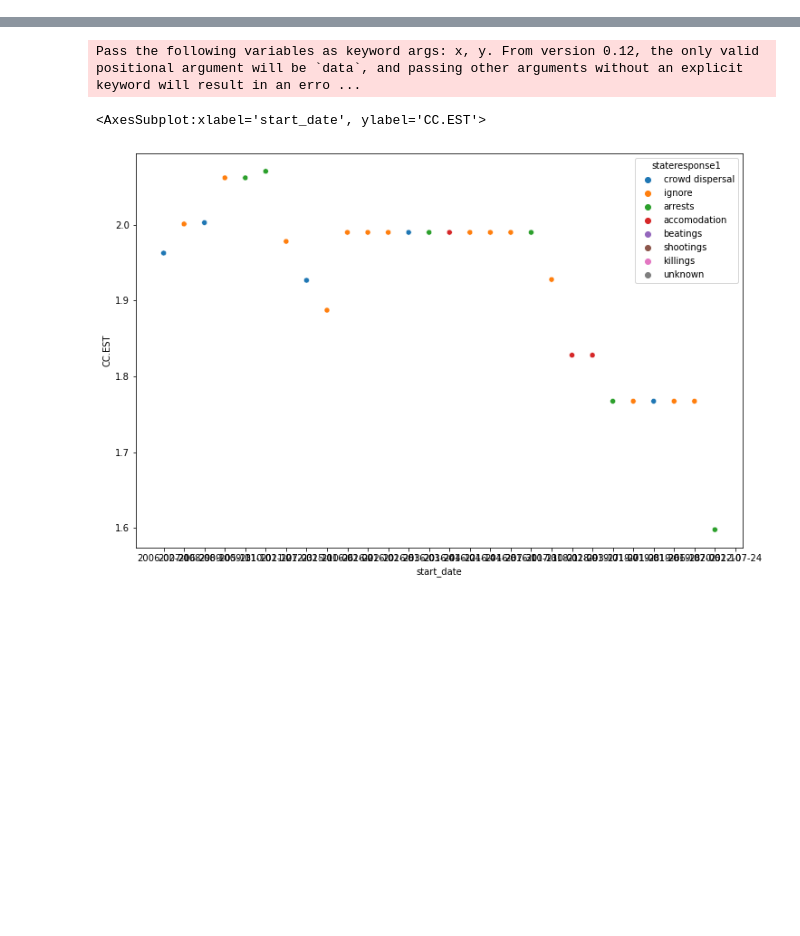
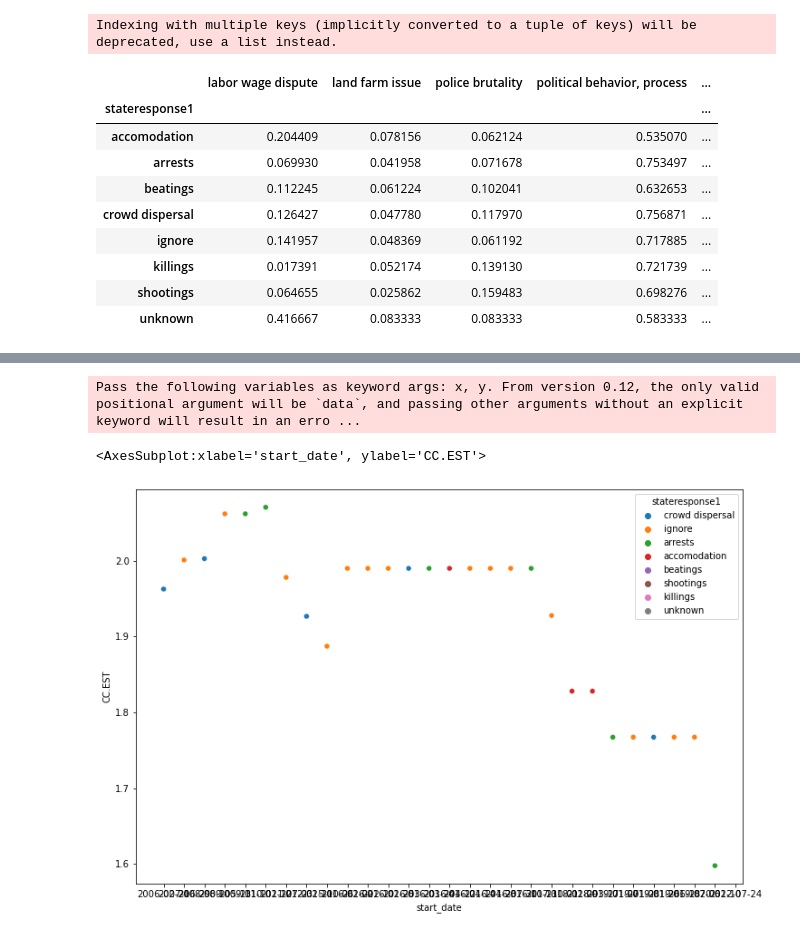
Before and after one commit to tjohn07/mass_mobilization_and_world_changing, a Jupyter notebook: 4_visualizations.ipynb, the cells around one changed output, grey strips where cells are left out. Saved outputs shown, nothing was run; the diff lists cells and outputs as text; code cells hidden in the pictures; blank space fills up the shorter version.

```diff
--- a/4_visualizations.ipynb
+++ b/4_visualizations.ipynb
@@ -4,7 +4,9 @@ import numpy as np
 import matplotlib.pyplot as plt
 import seaborn as sns
 import plotly
-import dash
+# import dash
 import plotly.graph_objs as go
+# code to set option to display all columns taken from this article: https://towardsdatascience.com/how-to-show-all-columns-rows-of-a-pandas-dataframe-c49d4507fcf
+pd.set_option('display.max_columns', None)
 # %%
 df = pd.read_csv('./data/transformed/mm_wgi_fiw.csv')
@@ -56,0 +24,17 @@ Taiwan
+# %%
+df.groupby(by = 'stateresponse1')['labor wage dispute',
+       'land farm issue', 'police brutality', 'political behavior, process',
+       'price increases, tax policy', 'removal of politician',
+       'social restrictions'].mean()
+# %% [output]
+Indexing with multiple keys (implicitly converted to a tuple of keys) will be deprecated, use a list instead.
+|  | labor wage dispute | land farm issue | police brutality | political behavior, process | ... |
+| stateresponse1 |  |  |  |  | ... |
+| accomodation | 0.204409 | 0.078156 | 0.062124 | 0.535070 | ... |
+| arrests | 0.069930 | 0.041958 | 0.071678 | 0.753497 | ... |
+| beatings | 0.112245 | 0.061224 | 0.102041 | 0.632653 | ... |
+| crowd dispersal | 0.126427 | 0.047780 | 0.117970 | 0.756871 | ... |
+| ignore | 0.141957 | 0.048369 | 0.061192 | 0.717885 | ... |
+| killings | 0.017391 | 0.052174 | 0.139130 | 0.721739 | ... |
+| shootings | 0.064655 | 0.025862 | 0.159483 | 0.698276 | ... |
+| unknown | 0.416667 | 0.083333 | 0.083333 | 0.583333 | ... |
```
Also changed, not shown: parts of 11 cells of this notebook, 3 other files.
